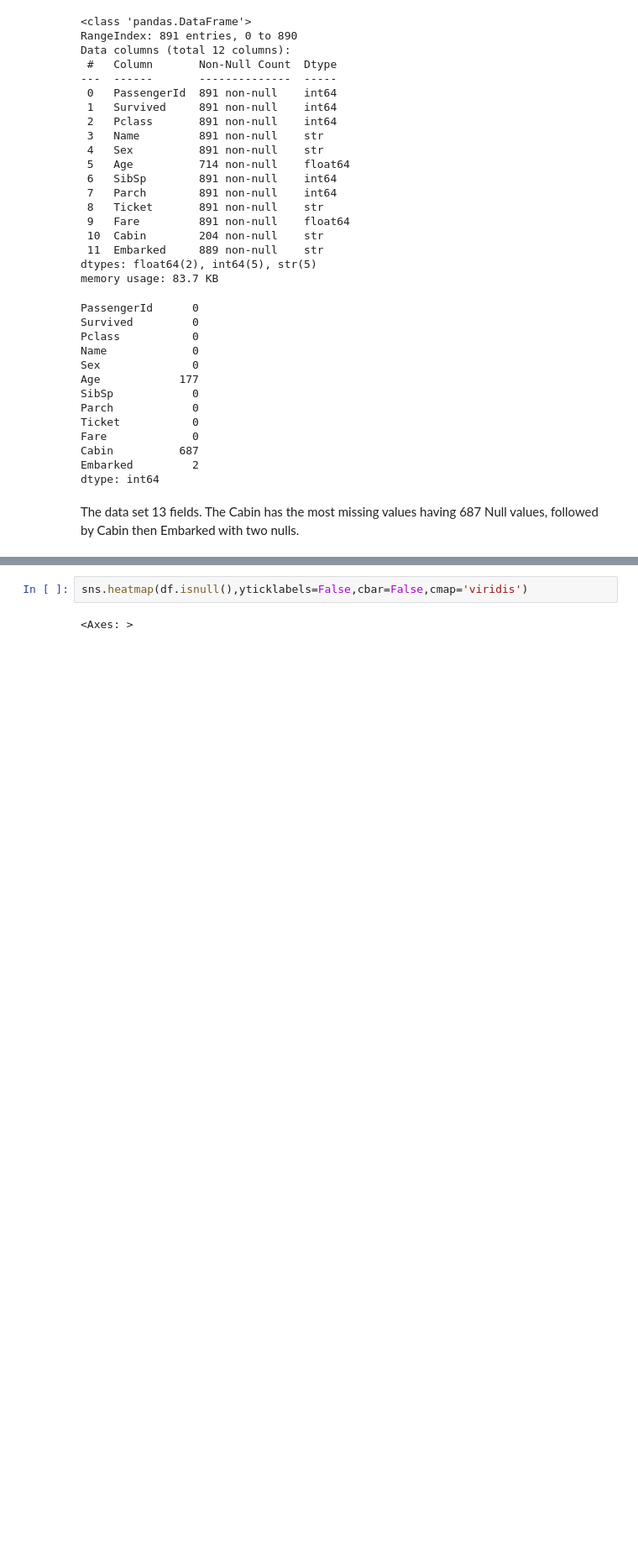
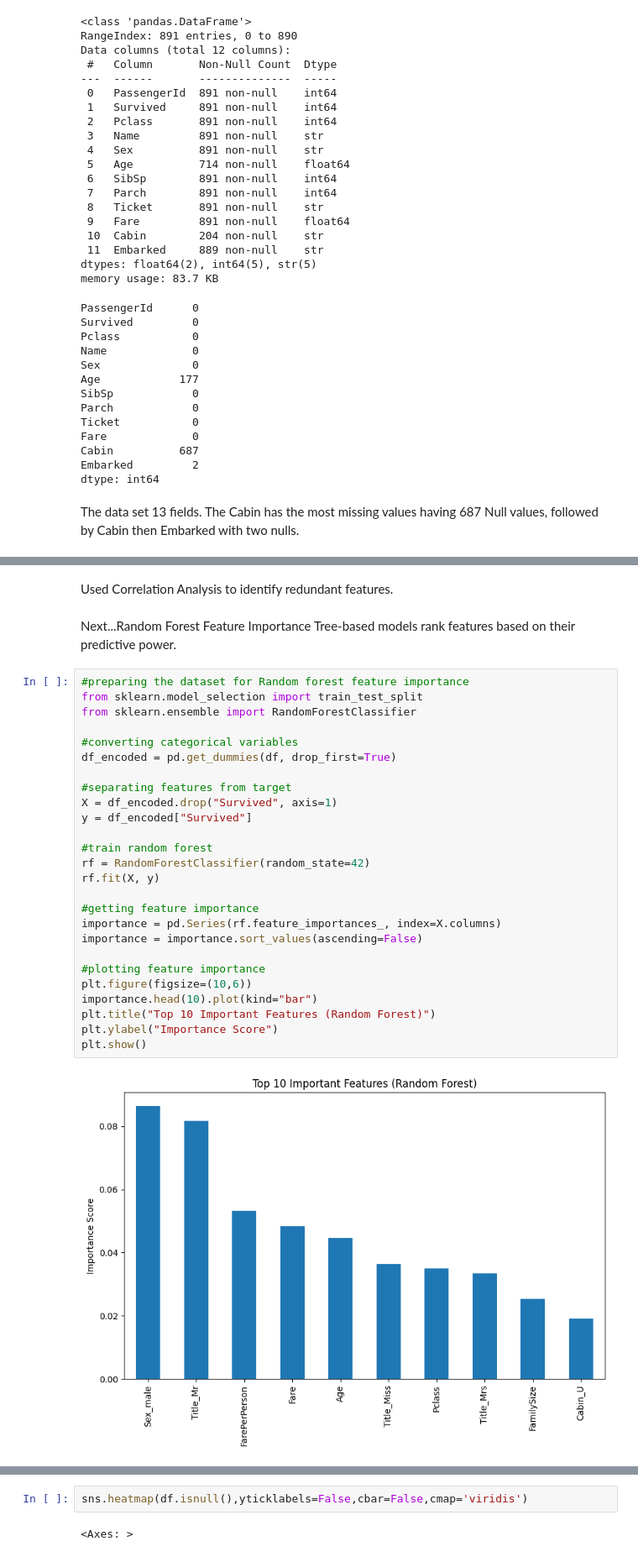
Before and after one commit to cess-dev/Titanic_Survival, a Jupyter notebook: notebooks/Titanic_Feature_Engineering.ipynb, the cells around one changed output, grey strips where cells are left out. Shown at 84% size. Drawn from its saved outputs; the diff is of its cells as text; blank space fills up the shorter version.

```diff
--- a/notebooks/Titanic_Feature_Engineering.ipynb
+++ b/notebooks/Titanic_Feature_Engineering.ipynb
@@ -140,0 +235,33 @@ plt.show()
+# %% [markdown]
+Used Correlation Analysis to identify redundant features.
+# %% [markdown]
+Next...Random Forest Feature Importance
+   Tree-based models rank features based on their predictive power.
+# %%
+#preparing the dataset for Random forest feature importance
+from sklearn.model_selection import train_test_split
+from sklearn.ensemble import RandomForestClassifier
+
+#converting categorical variables
+df_encoded = pd.get_dummies(df, drop_first=True)
+
+#separating features from target
+X = df_encoded.drop("Survived", axis=1)
+y = df_encoded["Survived"]
+
+#train random forest
+rf = RandomForestClassifier(random_state=42)
+rf.fit(X, y)
+
+#getting feature importance
+importance = pd.Series(rf.feature_importances_, index=X.columns)
+importance = importance.sort_values(ascending=False)
+
+#plotting feature importance
+plt.figure(figsize=(10,6))
+importance.head(10).plot(kind="bar")
+plt.title("Top 10 Important Features (Random Forest)")
+plt.ylabel("Importance Score")
+plt.show()
+# %% [output]
+[figure, added]
```
Also changed, not shown: parts of 51 cells of this notebook.
